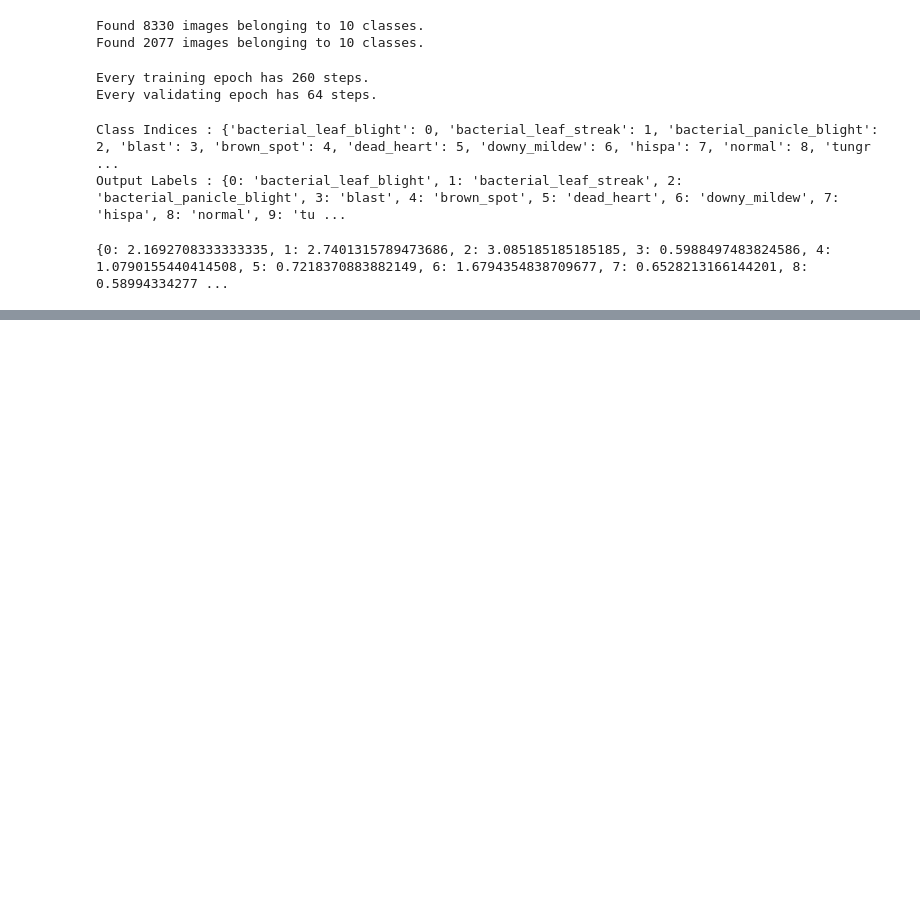
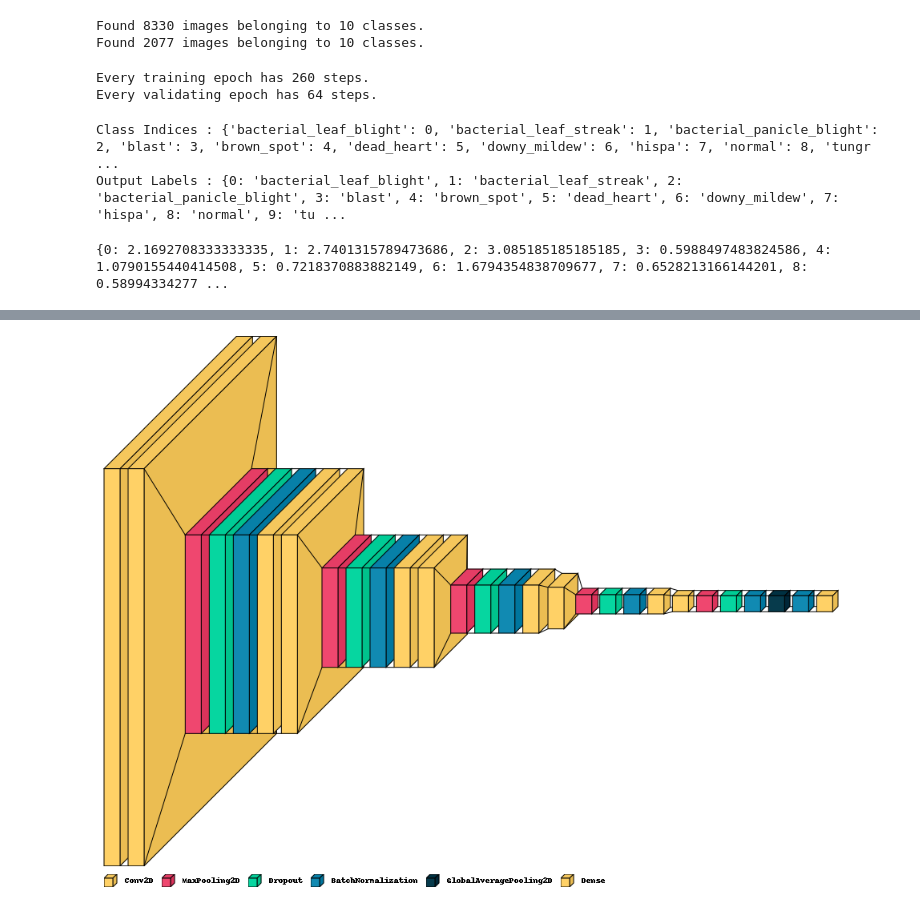
Before and after one commit to pinilDissanayaka/Paddy-Doctor-Paddy-Disease-Classification, a Jupyter notebook: Base.ipynb, the cells around one changed output, grey strips where cells are left out. Cells and saved outputs as stored; diff of their text form; code cells hidden in the pictures; blank space fills up the shorter version.

Commit message:
modelv1

```diff
--- a/Base.ipynb
+++ b/Base.ipynb
@@ -247,5 +247,5 @@ def getCon(inputSize, outputSize):
 
   return model
 # %%
-modelV1=genCon(inputSize=inputSize, outputSize=outputSize)
+modelV1=getCon(inputSize=inputSize, outputSize=outputSize)
 # %% [output]
@@ -253,2 +269,4 @@ NameError: name 'genCon' is not defined
 # %%
-visualkeras.layered_view(model, legend =True)
+visualkeras.layered_view(modelV1, legend =True)
+# %% [output]
+[figure, added]
```
Also changed, not shown: parts of 1 cell of this notebook.
